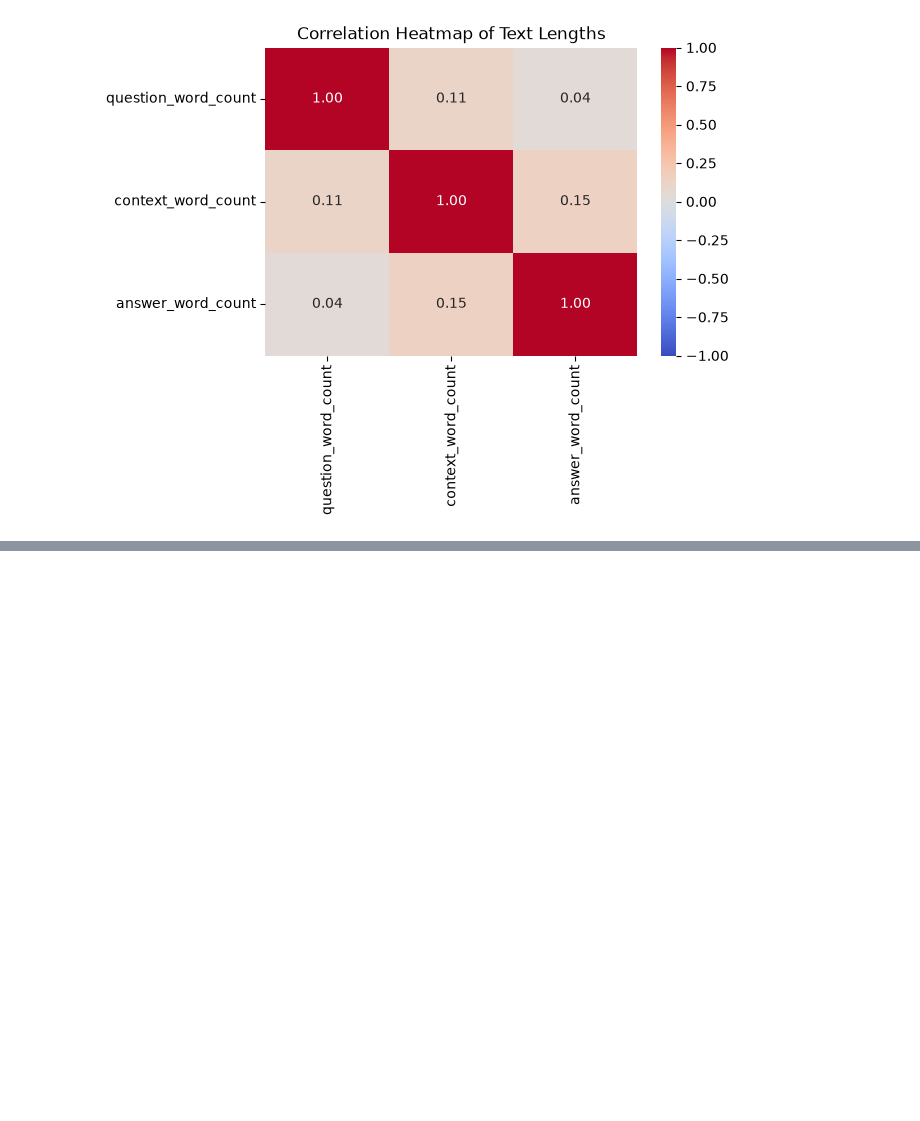
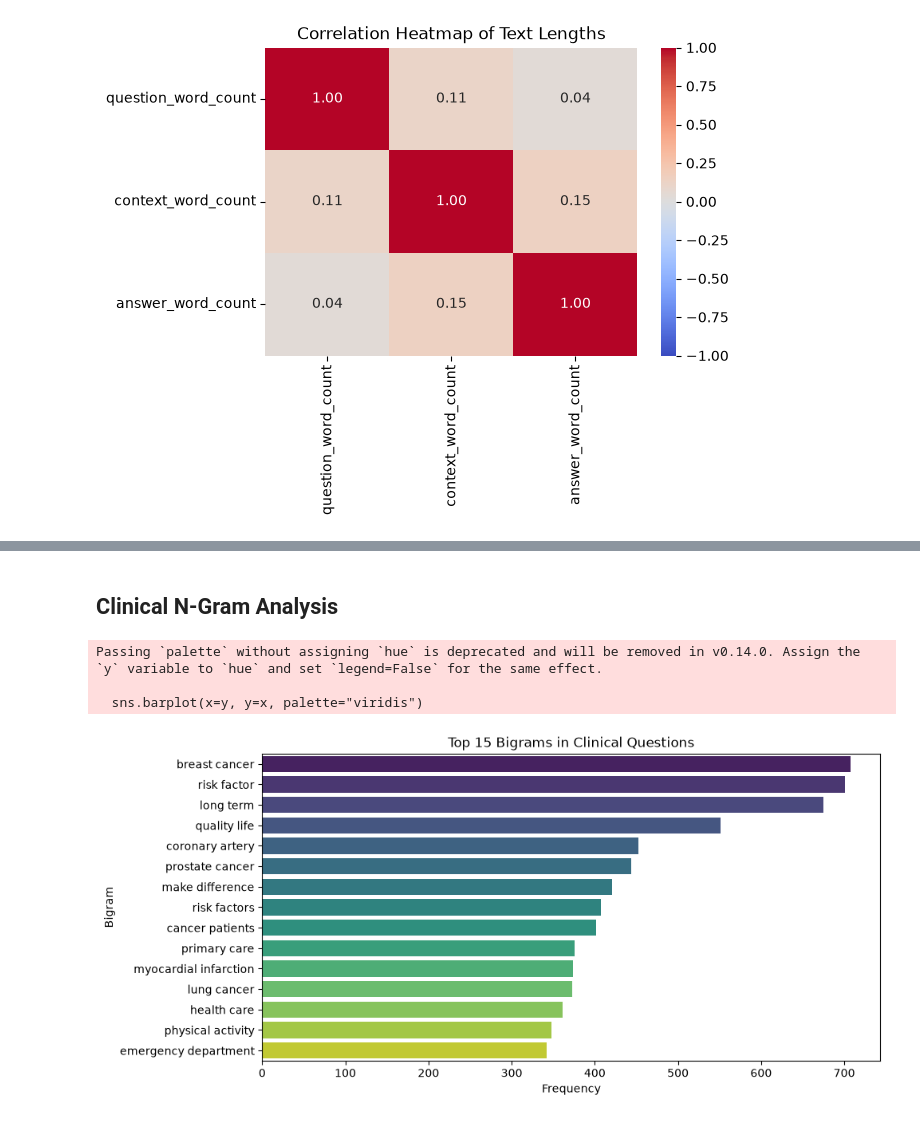
Before and after one commit to NotTodaySirr/Clinical-QA-NLP, a Jupyter notebook: backend/AI/notebooks/EDA.ipynb, the cells around one changed output, grey strips where cells are left out. Saved outputs shown, nothing was run; the diff lists cells and outputs as text; code cells hidden in the pictures; blank space fills up the shorter version.

```diff
--- a/backend/AI/notebooks/EDA.ipynb
+++ b/backend/AI/notebooks/EDA.ipynb
@@ -229,0 +254,29 @@ answer_word_count             1.000000
+# %% [markdown]
+## Clinical N-Gram Analysis
+# %%
+from sklearn.feature_extraction.text import CountVectorizer
+
+def get_top_ngrams(corpus, n=None, ngram_range=(2,2)):
+    # Removing common english stopwords to get purely clinical terms
+    vec = CountVectorizer(ngram_range=ngram_range, stop_words='english').fit(corpus)
+    bag_of_words = vec.transform(corpus)
+    sum_words = bag_of_words.sum(axis=0)
+    words_freq = [(word, sum_words[0, idx]) for word, idx in vec.vocabulary_.items()]
+    words_freq = sorted(words_freq, key=lambda x: x[1], reverse=True)
+    return words_freq[:n]
+
+# Get top 15 Bigrams from Questions
+top_bigrams = get_top_ngrams(df['question'].dropna(), n=15, ngram_range=(2,2))
+x, y = map(list, zip(*top_bigrams))
+
+plt.figure(figsize=(10, 5))
+sns.barplot(x=y, y=x, palette="viridis")
+plt.title('Top 15 Bigrams in Clinical Questions')
+plt.xlabel('Frequency')
+plt.ylabel('Bigram')
+plt.show()
+# %% [output]
+Passing `palette` without assigning `hue` is deprecated and will be removed in v0.14.0. Assign the `y` variable to `hue` and set `legend=False` for the same effect.
+
+  sns.barplot(x=y, y=x, palette="viridis")
+[figure, added]
```
Also changed, not shown: parts of 6 cells of this notebook, 1 other file.
